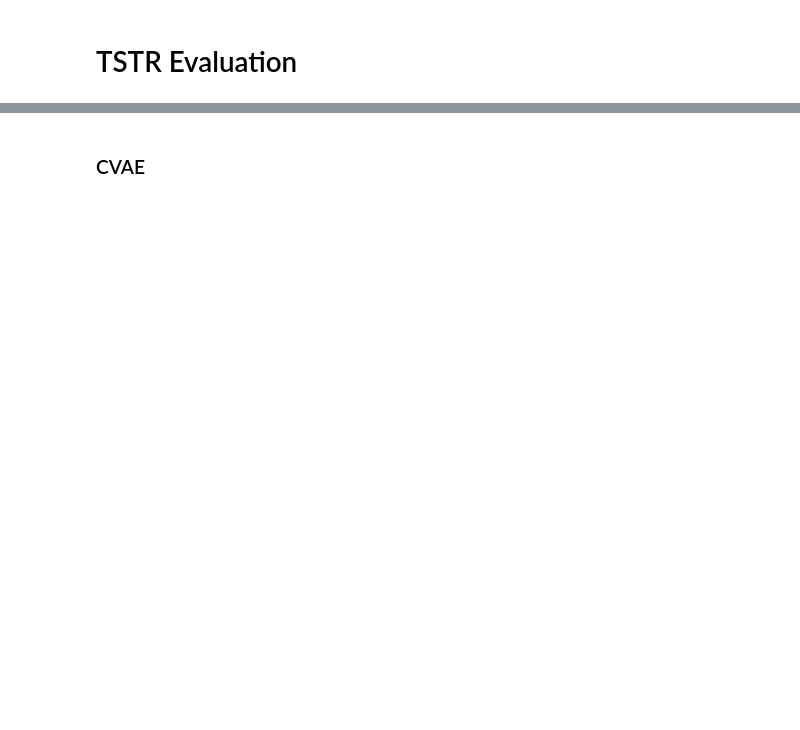
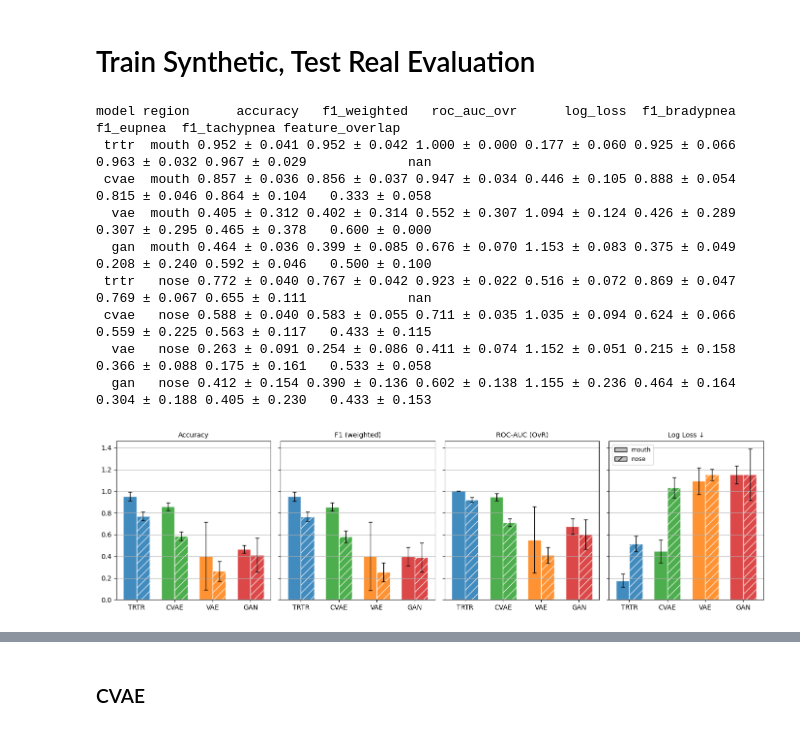
Before and after one commit to leon-rny/neural-network-breath-modeling, a Jupyter notebook: tstr.ipynb, the cells around one changed output, grey strips where cells are left out. Saved outputs shown, nothing was run; the diff lists cells and outputs as text; code cells hidden in the pictures; blank space fills up the shorter version.

```diff
--- a/tstr.ipynb
+++ b/tstr.ipynb
@@ -1,4 +1,4 @@
-# %% [markdown]
-# TSTR Evaluation
+# %% [markdown]
+# Train Synthetic, Test Real Evaluation
 # %%
 import json
@@ -30,4 +31,66 @@ MODEL_COLOR = {'trtr': 'tab:blue', 'cvae': 'tab:green', 'vae': 'tab:orange', 'ga
 CHANNEL_NAMES = ['Humidity in %', 'Temperature in °C']
 device = torch.device('cuda' if torch.cuda.is_available() else
                       'mps' if torch.backends.mps.is_available() else 'cpu')
+# %%
+# load summary
+df = pd.read_csv(f'{RESULT_DIR}/summary.csv')
+df = df[df['free_bits'].isna() | (df['free_bits'] == 0.0)] # only include vanilla models, i.e. no free_bits
+df['model'] = pd.Categorical(df['model'], categories=MODELS, ordered=True)
+df = df.sort_values(['region', 'model', 'seed']).reset_index(drop=True)
+
+# print summary
+metrics_cols = ['accuracy', 'f1_weighted', 'roc_auc_ovr', 'log_loss', 'f1_bradypnea', 'f1_eupnea', 'f1_tachypnea', 'feature_overlap']
+agg = df.groupby(['model', 'region'], observed=True)[metrics_cols].agg(['mean', 'std']).round(3)
+rows = []
+for (model, region), g in df.groupby(['model', 'region'], observed=True):
+    row = {'model': model, 'region': region}
+    for m in metrics_cols:
+        mu = g[m].mean()
+        sd = g[m].std()
+        if pd.isna(sd) or len(g) < 2:
+            row[m] = f'{mu:.3f}'
+        else:
+            row[m] = f'{mu:.3f} ± {sd:.3f}'
+    rows.append(row)
+summary = pd.DataFrame(rows)
+summary['model'] = pd.Categorical(summary['model'], categories=MODELS, ordered=True)
+summary = summary.sort_values(['region', 'model']).reset_index(drop=True)
+print(summary.to_string(index=False))
+
+# plot summary
+fig, axes = plt.subplots(1, 4, figsize=(14, 4), sharey=True)
+axes = axes.flatten()
+metrics_abs = ['accuracy', 'f1_weighted', 'roc_auc_ovr', 'log_loss']
+metric_labels_abs = ['Accuracy', 'F1 (weighted)', 'ROC-AUC (OvR)', 'Log Loss ↓']
+invert = [False, False, False, True]
+x = np.arange(len(MODELS))
+width = 0.35
+hatch = {'mouth': '', 'nose': '//'}
+for ax, m, label, inv in zip(axes, metrics_abs, metric_labels_abs, invert):
+    for j, region in enumerate(REGIONS):
+        means = [df[(df.model == mo) & (df.region == region)][m].mean() for mo in MODELS]
+        stds  = [df[(df.model == mo) & (df.region == region)][m].std()  for mo in MODELS]
+        bars = ax.bar(x + j * width, means, width, label=region, color=[MODEL_COLOR[mo] for mo in MODELS], hatch=hatch[region], alpha=0.85, edgecolor='white')
+        ax.errorbar(x + j * width, means, yerr=stds, fmt='none', color='black', capsize=3, linewidth=1)
+    ax.set_title(label)
+    ax.set_xticks(x + width / 2)
+    ax.set_xticklabels([mo.upper() for mo in MODELS])
+    ax.grid(axis='y')
+    legend_patches = [mpatches.Patch(facecolor='silver', edgecolor='black', hatch=hatch[r], label=r) for r in REGIONS]
+    ax.legend(handles=legend_patches, loc='upper left') if m == metrics_abs[3] else None
+
+model_patches = [mpatches.Patch(facecolor=MODEL_COLOR[m], label=m.upper()) for m in MODELS]
+plt.tight_layout()
+plt.show()
+# %% [output]
+model region      accuracy   f1_weighted   roc_auc_ovr      log_loss  f1_bradypnea     f1_eupnea  f1_tachypnea feature_overlap
+ trtr  mouth 0.952 ± 0.041 0.952 ± 0.042 1.000 ± 0.000 0.177 ± 0.060 0.925 ± 0.066 0.963 ± 0.032 0.967 ± 0.029             nan
+ cvae  mouth 0.857 ± 0.036 0.856 ± 0.037 0.947 ± 0.034 0.446 ± 0.105 0.888 ± 0.054 0.815 ± 0.046 0.864 ± 0.104   0.333 ± 0.058
+  vae  mouth 0.405 ± 0.312 0.402 ± 0.314 0.552 ± 0.307 1.094 ± 0.124 0.426 ± 0.289 0.307 ± 0.295 0.465 ± 0.378   0.600 ± 0.000
+  gan  mouth 0.464 ± 0.036 0.399 ± 0.085 0.676 ± 0.070 1.153 ± 0.083 0.375 ± 0.049 0.208 ± 0.240 0.592 ± 0.046   0.500 ± 0.100
+ trtr   nose 0.772 ± 0.040 0.767 ± 0.042 0.923 ± 0.022 0.516 ± 0.072 0.869 ± 0.047 0.769 ± 0.067 0.655 ± 0.111             nan
+ cvae   nose 0.588 ± 0.040 0.583 ± 0.055 0.711 ± 0.035 1.035 ± 0.094 0.624 ± 0.066 0.559 ± 0.225 0.563 ± 0.117   0.433 ± 0.115
+  vae   nose 0.263 ± 0.091 0.254 ± 0.086 0.411 ± 0.074 1.152 ± 0.051 0.215 ± 0.158 0.366 ± 0.088 0.175 ± 0.161   0.533 ± 0.058
+  gan   nose 0.412 ± 0.154 0.390 ± 0.136 0.602 ± 0.138 1.155 ± 0.236 0.464 ± 0.164 0.304 ± 0.188 0.405 ± 0.230   0.433 ± 0.153
+[figure, added]
 # %% [markdown]
```
Also changed, not shown: parts of 27 cells of this notebook.
